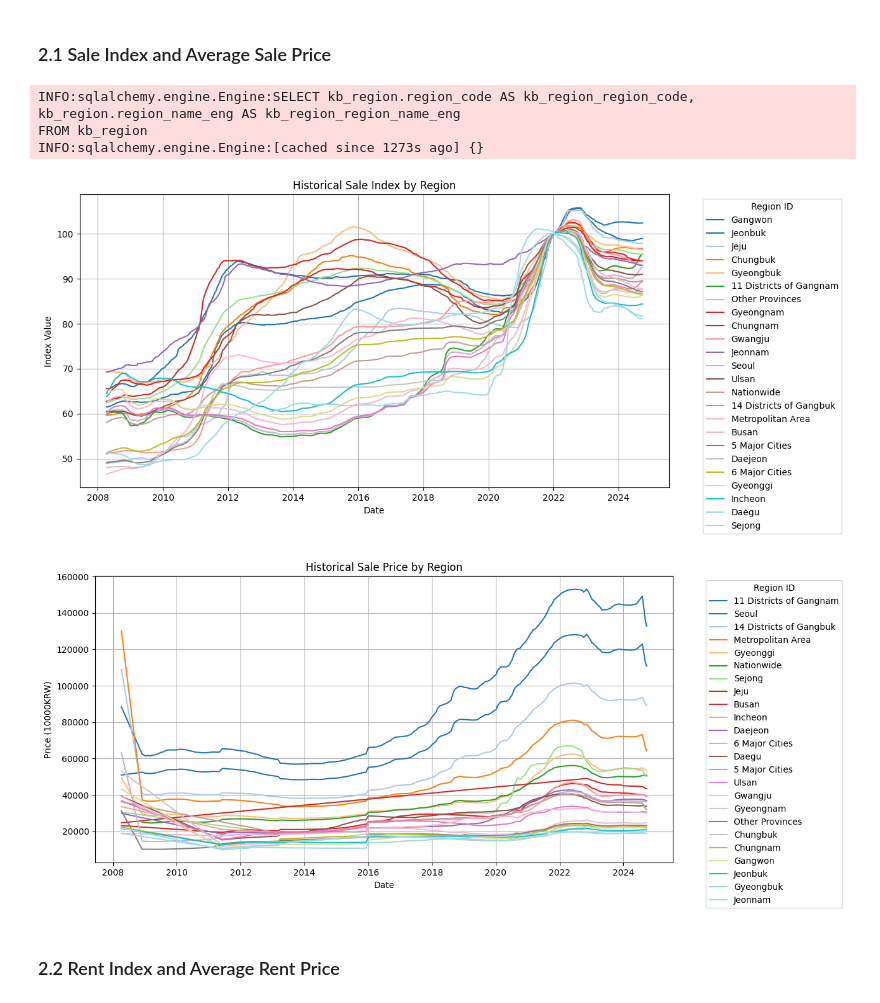
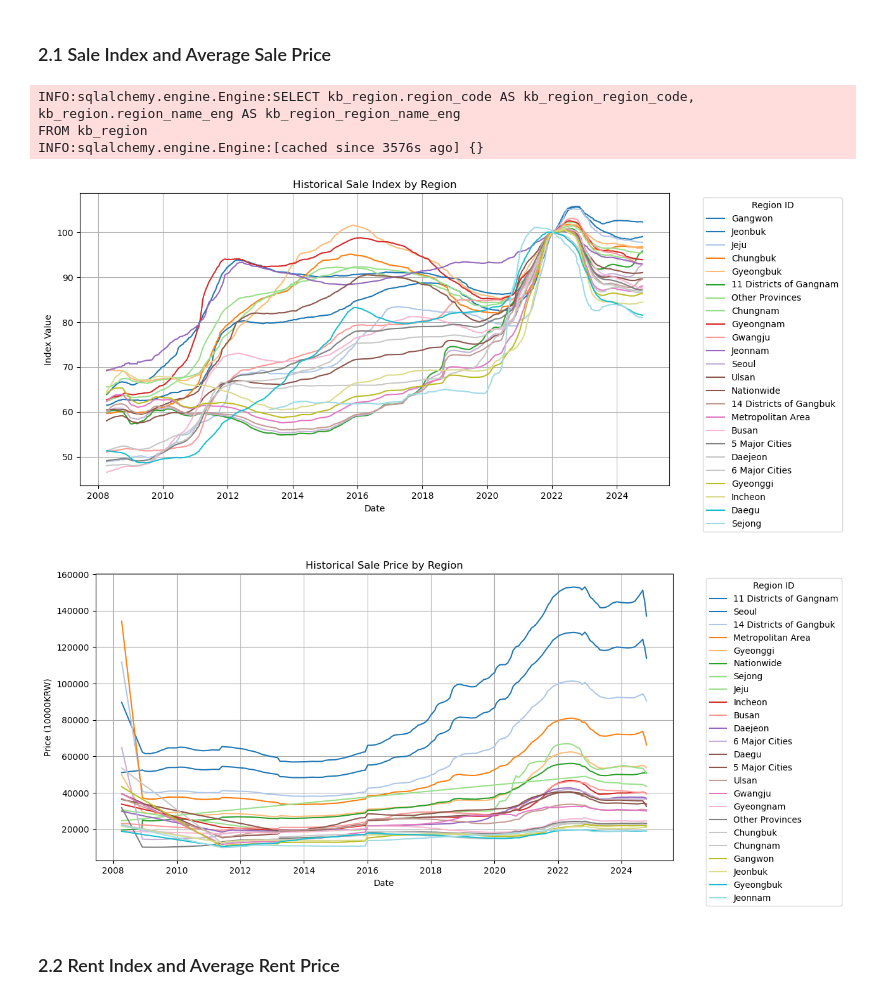
Before and after one commit to basilry/toadx2_api, a Jupyter notebook: README.ipynb, the cells around one changed output. Cells and saved outputs as stored; diff of their text form; code cells hidden in the pictures.

```diff
--- a/README.ipynb
+++ b/README.ipynb
@@ -35,7 +34,6 @@ from src.database.models.kb_real_estate_data_hub import PropertyPriceData, Predi
 # %% [markdown]
 ### Database connection
 # %%
-engine = create_engine("postgresql://postgres:1234@localhost:5432/toadx2")
 Session = sessionmaker(bind=engine)
 session = Session()
 
@@ -56,9 +54,9 @@ def get_predicted_data(session, price_type):
     return df
 
 
-sale_historical = get_historical_data(session, "매매").sort_values(by='date')
-rent_historical = get_historical_data(session, "전세").sort_values(by='date')
+sale_historical = get_historical_data(session, "sale").sort_values(by='date')
+rent_historical = get_historical_data(session, "rent").sort_values(by='date')
 
-sale_predicted = get_predicted_data(session, "매매").sort_values(by='date')
-rent_predicted = get_predicted_data(session, "전세").sort_values(by='date')
+sale_predicted = get_predicted_data(session, "sale").sort_values(by='date')
+rent_predicted = get_predicted_data(session, "rent").sort_values(by='date')
 # %% [output]
@@ -85,21 +83,19 @@ INFO:sqlalchemy.engine.Engine:[cached since 0.0433s ago] {'price_type_1': '전
 import matplotlib.pyplot as plt
 import matplotlib.cm as cm
 
-
 # region_code와 region_name을 매핑하기 위한 함수
 def get_region_name_mapping(session):
-    # 모든 region_code와 region_name_kor을 가져옴
+    # 모든 region_code와 region_name_eng을 가져옴
     regions = session.query(Region.region_code, Region.region_name_eng).all()
     # 딕셔너리 형태로 매핑
     return {region.region_code: region.region_name_eng for region in regions}
-
 
 # region_code와 region_name 매핑 가져오기
 region_name_mapping = get_region_name_mapping(session)
 
 # 컬러맵 정의 (tab20 사용)
 regions = sale_historical['region_code'].unique()
-color_map = cm.get_cmap('tab20', len(regions))
+color_map = plt.colormaps['tab20']
 
 # 각 지역의 마지막 날짜의 매매 지수를 기준으로 정렬
 last_sale_index = []
@@ -118,7 +114,9 @@ plt.figure(figsize=(12, 6))
 for idx, region in enumerate(sorted_regions):
     region_data = sale_historical[sale_historical['region_code'] == region]
     region_name = region_name_mapping.get(region, f'Region {region}')
-    plt.plot(region_data['date'], region_data['index_value'], label=f'{region_name}', color=color_map(idx))
+    plt.plot(region_data['date'], region_data['index_value'],
+             label=f'{region_name}',
+             color=color_map(idx / len(regions)))  # idx를 정규화하여 사용
 
 plt.title('Historical Sale Index by Region')
 plt.xlabel('Date')
@@ -127,37 +125,39 @@ plt.legend(title='Region ID', bbox_to_anchor=(1.05, 1), loc='upper left')
 plt.grid(True)
 plt.show()
 
 # 각 지역의 마지막 날짜의 매매 가격을 기준으로 정렬
 last_sale_price = []
 for region in regions:
     sale_historical_data = sale_historical[sale_historical['region_code'] == region]
     if not sale_historical_data.empty:
         last_price = sale_historical_data.iloc[-1]['avg_price']
         last_sale_price.append((region, last_price))
 
 # 매매 가격 순으로 정렬
 sorted_regions_price = [region for region, price in sorted(last_sale_price, key=lambda x: x[1], reverse=True)]
 
 # Sale Price Plot (Region별로 다른 선)
 plt.figure(figsize=(12, 6))
 
 for idx, region in enumerate(sorted_regions_price):
     region_data = sale_historical[sale_historical['region_code'] == region]
     region_name = region_name_mapping.get(region, f'Region {region}')
-    plt.plot(region_data['date'], region_data['avg_price'], label=f'{region_name}', color=color_map(idx))
+    plt.plot(region_data['date'], region_data['avg_price'],
+             label=f'{region_name}',
+             color=color_map(idx / len(regions)))  # idx를 정규화하여 사용
 
 plt.title('Historical Sale Price by Region')
 plt.xlabel('Date')
 plt.ylabel('Price (10000KRW)')
 plt.legend(title='Region ID', bbox_to_anchor=(1.05, 1), loc='upper left')
 plt.grid(True)
 plt.show()
 # %% [output]
 INFO:sqlalchemy.engine.Engine:SELECT kb_region.region_code AS kb_region_region_code, kb_region.region_name_eng AS kb_region_region_name_eng
 FROM kb_region
-INFO:sqlalchemy.engine.Engine:[cached since 1273s ago] {}
+INFO:sqlalchemy.engine.Engine:[cached since 3576s ago] {}
-[figure, old version]
+[figure, new version]
-[figure, old version]
+[figure, new version]
 # %% [markdown]
 ### 2.2 Rent Index and Average Rent Price
 # %%
```
Also changed, not shown: parts of 6 cells of this notebook, 5 other files.
